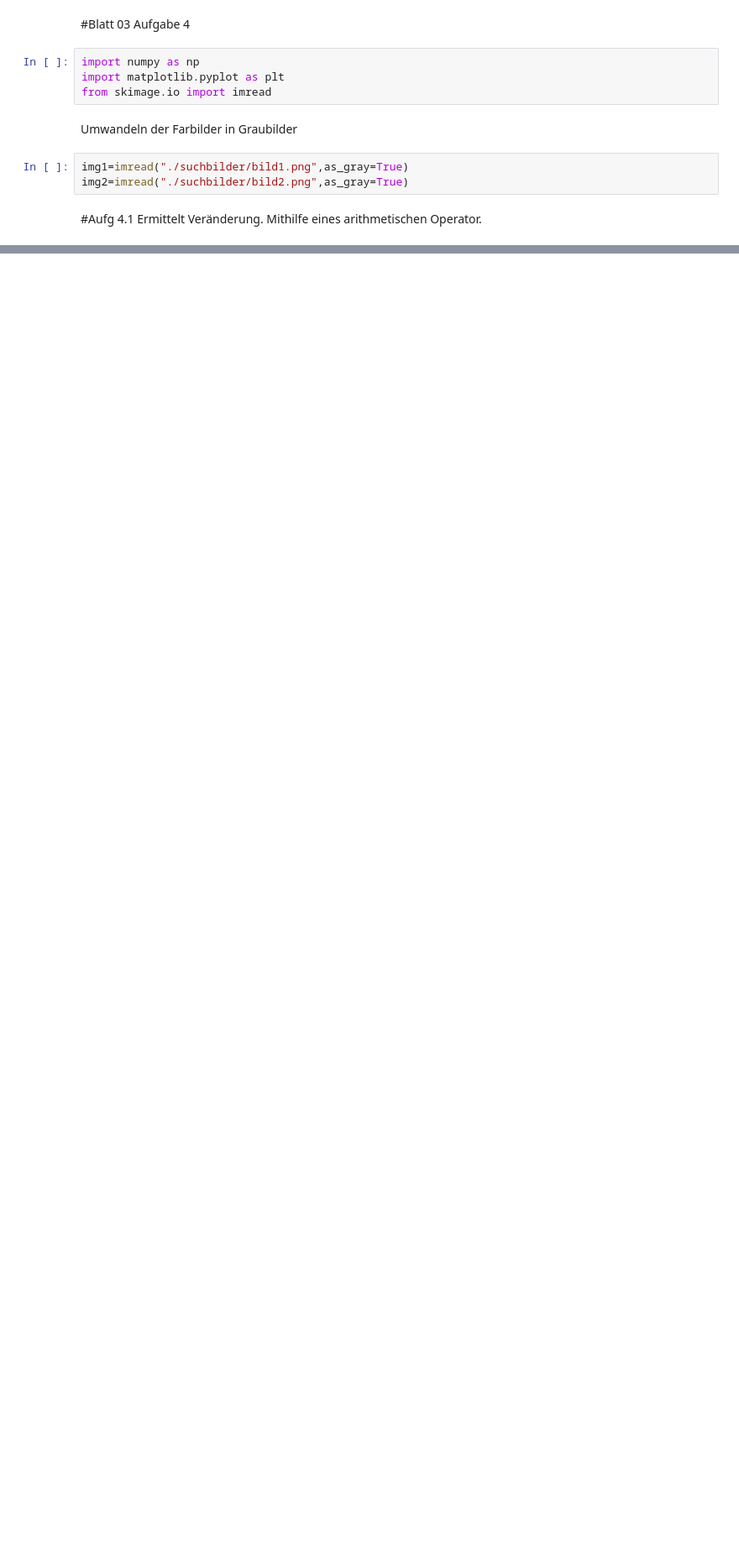
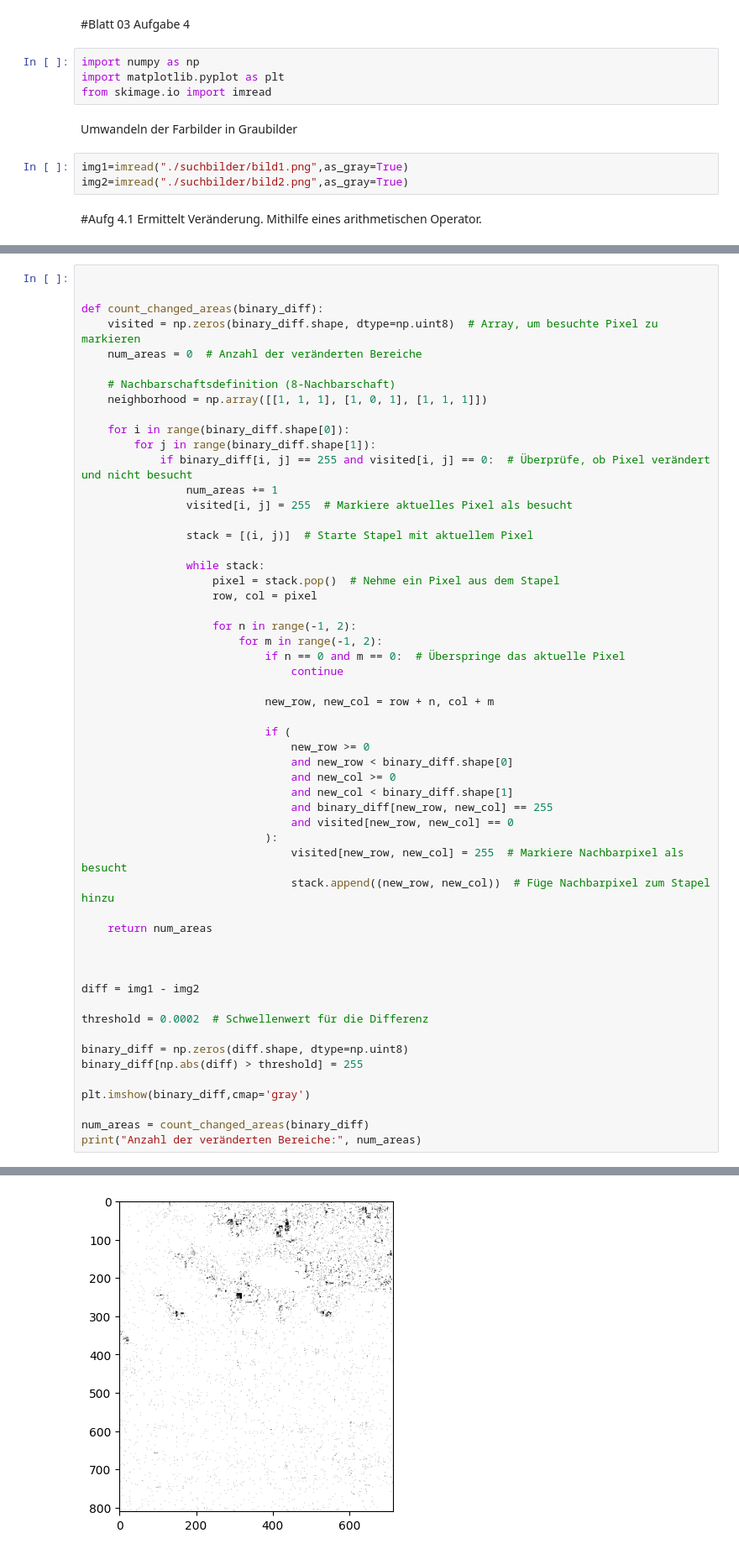
Before and after one commit to Mynna/bv23-wk03, a Jupyter notebook: Blatt03_Aufg04.ipynb, the cells around one changed output, grey strips where cells are left out. Shown: that part at 84% size. Drawn from its saved outputs; the diff is of its cells as text; blank space fills up the shorter version.

```diff
--- a/Blatt03_Aufg04.ipynb
+++ b/Blatt03_Aufg04.ipynb
@@ -28,0 +47,56 @@ plt.imshow((img1-img2),cmap="gray")
+# %%
+
+
+def count_changed_areas(binary_diff):
+    visited = np.zeros(binary_diff.shape, dtype=np.uint8)  # Array, um besuchte Pixel zu markieren
+    num_areas = 0  # Anzahl der veränderten Bereiche
+
+    # Nachbarschaftsdefinition (8-Nachbarschaft)
+    neighborhood = np.array([[1, 1, 1], [1, 0, 1], [1, 1, 1]])
+
+    for i in range(binary_diff.shape[0]):
+        for j in range(binary_diff.shape[1]):
+            if binary_diff[i, j] == 255 and visited[i, j] == 0:  # Überprüfe, ob Pixel verändert und nicht besucht
+                num_areas += 1
+                visited[i, j] = 255  # Markiere aktuelles Pixel als besucht
+
+                stack = [(i, j)]  # Starte Stapel mit aktuellem Pixel
+
+                while stack:
+                    pixel = stack.pop()  # Nehme ein Pixel aus dem Stapel
+                    row, col = pixel
+
+                    for n in range(-1, 2):
+                        for m in range(-1, 2):
+                            if n == 0 and m == 0:  # Überspringe das aktuelle Pixel
+                                continue
+
+                            new_row, new_col = row + n, col + m
+
+                            if (
+                                new_row >= 0
+                                and new_row < binary_diff.shape[0]
+                                and new_col >= 0
+                                and new_col < binary_diff.shape[1]
+                                and binary_diff[new_row, new_col] == 255
+                                and visited[new_row, new_col] == 0
+                            ):
+                                visited[new_row, new_col] = 255  # Markiere Nachbarpixel als besucht
+                                stack.append((new_row, new_col))  # Füge Nachbarpixel zum Stapel hinzu
+
+    return num_areas
+
+
+
+diff = img1 - img2
+
+threshold = 0.0002  # Schwellenwert für die Differenz
+
+binary_diff = np.zeros(diff.shape, dtype=np.uint8)
+binary_diff[np.abs(diff) > threshold] = 255
+
+plt.imshow(binary_diff,cmap='gray')
+
+num_areas = count_changed_areas(binary_diff)
+print("Anzahl der veränderten Bereiche:", num_areas)
+# %% [output]
@@ -28,0 +104 @@ plt.imshow((img1-img2),cmap="gray")
+[figure, added]
```
Also changed, not shown: parts of 4 cells of this notebook.
